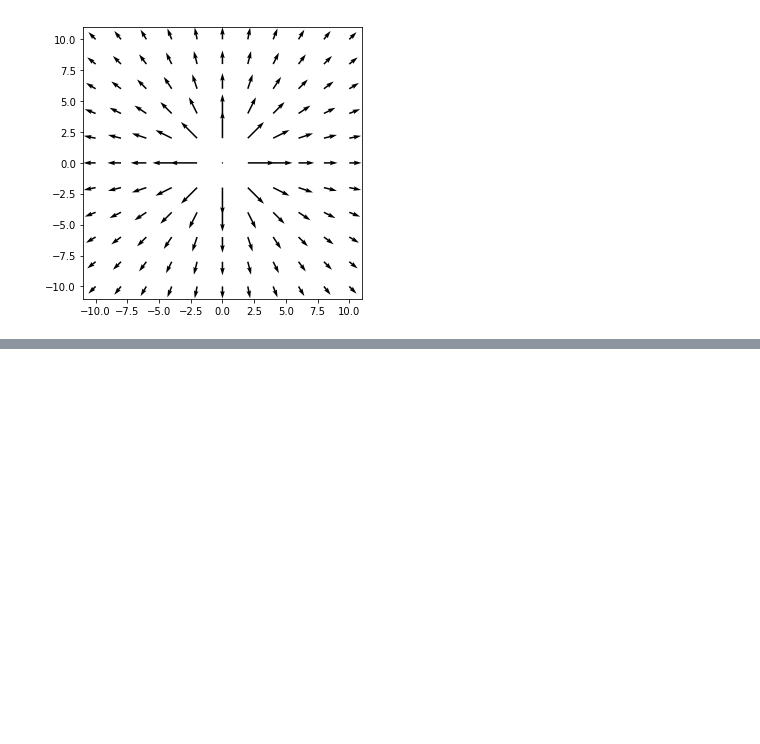
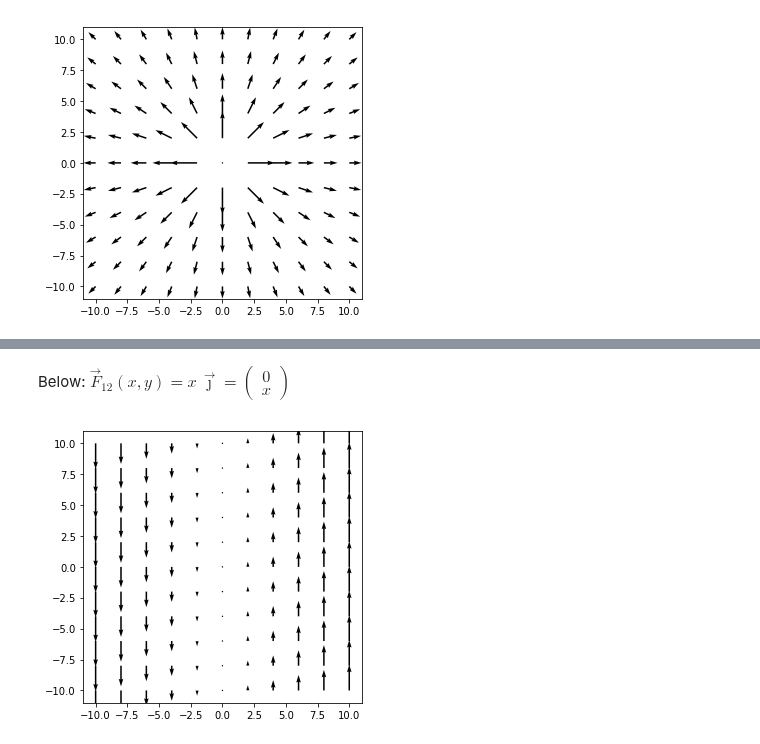
Before and after one commit to JonasRademacker/JupyterNotebooksForTeachingMath, a Jupyter notebook: FirstVectorFields.ipynb, the cells around one changed output, grey strips where cells are left out. Saved outputs shown, nothing was run; the diff lists cells and outputs as text; code cells hidden in the pictures; blank space fills up the shorter version.

```diff
--- a/FirstVectorFields.ipynb
+++ b/FirstVectorFields.ipynb
@@ -133,0 +167,11 @@ vectors(F8)
+# %% [markdown]
+Below: $\vec{F}_{12}(x,y) = x\,\vec{\jmath} = \left(\begin{array}{c}
+    0 \\
+    x
+    \end{array}\right)$
+# %%
+def F12(X, Y):
+    return 0, X
+vectors(F12)
+# %% [output]
+[figure, added]
```
Also changed, not shown: parts of 11 cells of this notebook, 1 other file.
